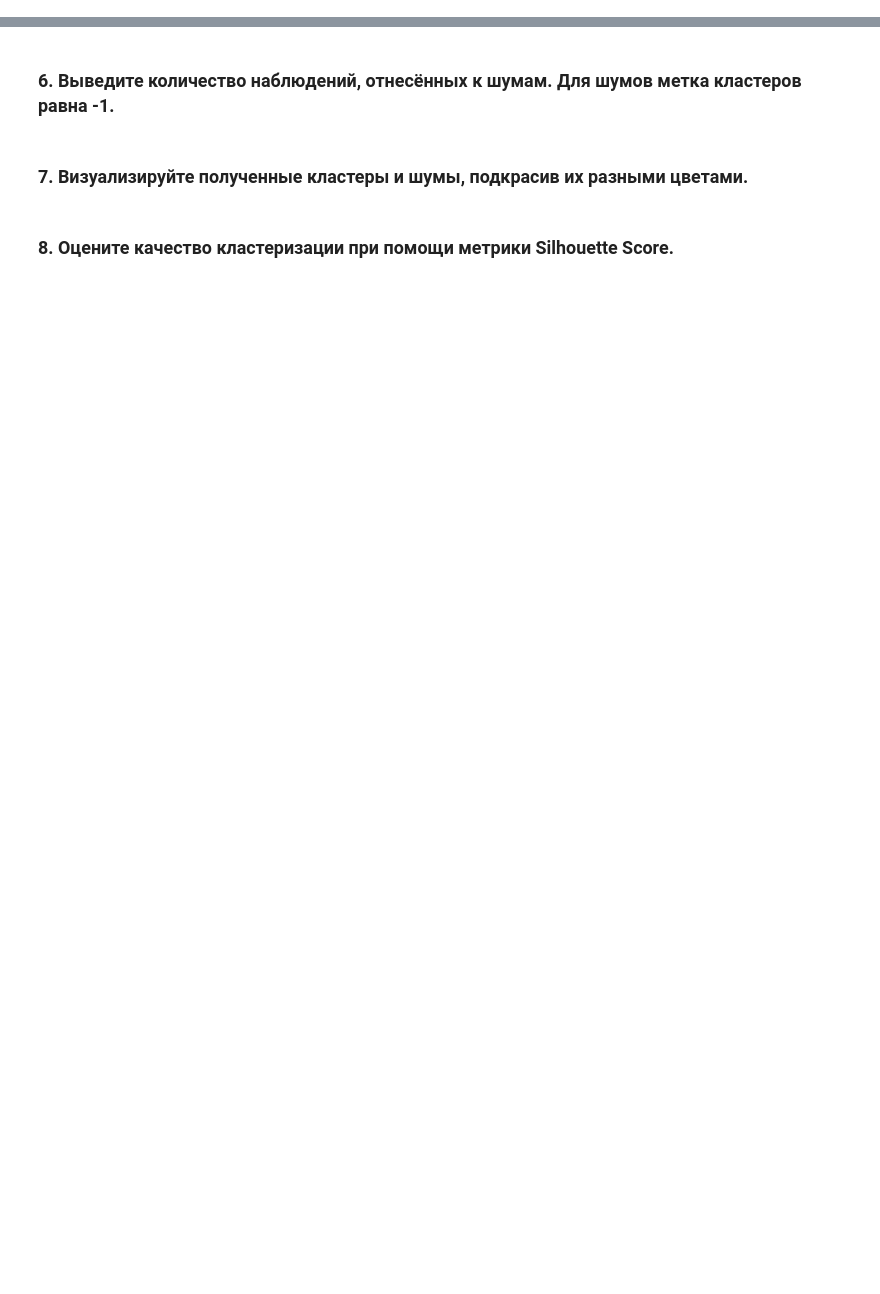
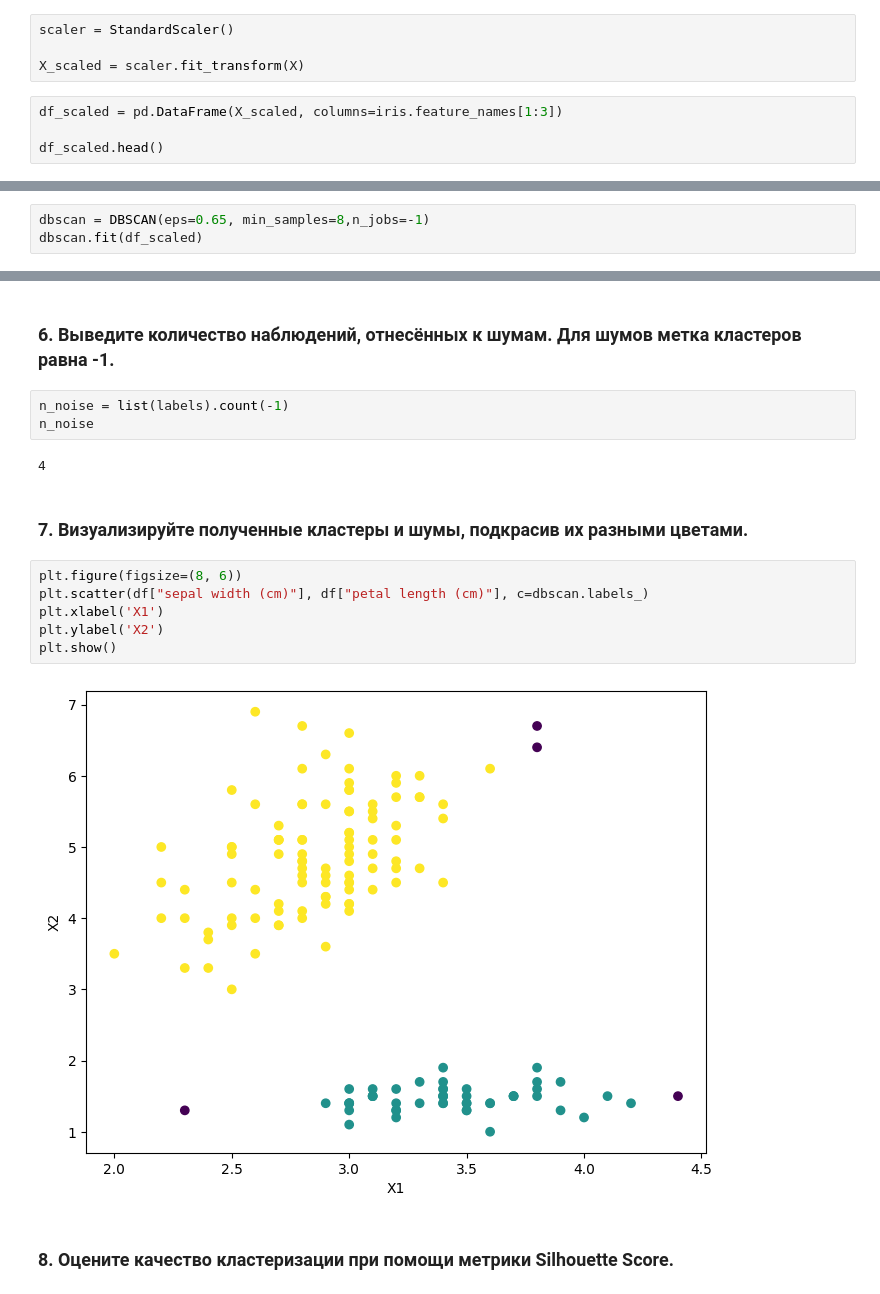
Before and after one commit to consciousnss/fa-machine-learning, a Jupyter notebook: clastering_13.ipynb, the cells around one changed output, grey strips where cells are left out. Cells and saved outputs as stored; diff of their text form; blank space fills up the shorter version.

```diff
--- a/clastering_13.ipynb
+++ b/clastering_13.ipynb
@@ -198,2 +257,10 @@ array([[-6.73474199, -8.29170239],
 # %% [markdown]
 ### 3. Стандартизируйте данные при помощи StandardScaler.
+# %%
+scaler = StandardScaler()
+
+X_scaled = scaler.fit_transform(X)
+# %%
+df_scaled = pd.DataFrame(X_scaled, columns=iris.feature_names[1:3])
+
+df_scaled.head()
@@ -200,2 +274,5 @@ array([[-6.73474199, -8.29170239],
 # %% [markdown]
 ### 4. Создайте класс DBSCAN(eps=0.65, min_samples=8,n_jobs=-1). Обучите на стандартизированных данных. Выведите метки кластеров при помощи атрибута .labels_.
+# %%
+dbscan = DBSCAN(eps=0.65, min_samples=8,n_jobs=-1)
+dbscan.fit(df_scaled)
@@ -204,6 +301,19 @@ array([[-6.73474199, -8.29170239],
 # %% [markdown]
 ### 6. Выведите количество наблюдений, отнесённых к шумам. Для шумов метка кластеров равна -1.
+# %%
+n_noise = list(labels).count(-1)
+n_noise
+# %% [output]
+4
 # %% [markdown]
 ### 7. Визуализируйте полученные кластеры и шумы, подкрасив их разными цветами.
+# %%
+plt.figure(figsize=(8, 6))
+plt.scatter(df["sepal width (cm)"], df["petal length (cm)"], c=dbscan.labels_)
+plt.xlabel('X1')
+plt.ylabel('X2')
+plt.show()
+# %% [output]
+[figure, added]
 # %% [markdown]
 ### 8. Оцените качество кластеризации при помощи метрики Silhouette Score.
```
Also changed, not shown: parts of 12 cells of this notebook.
